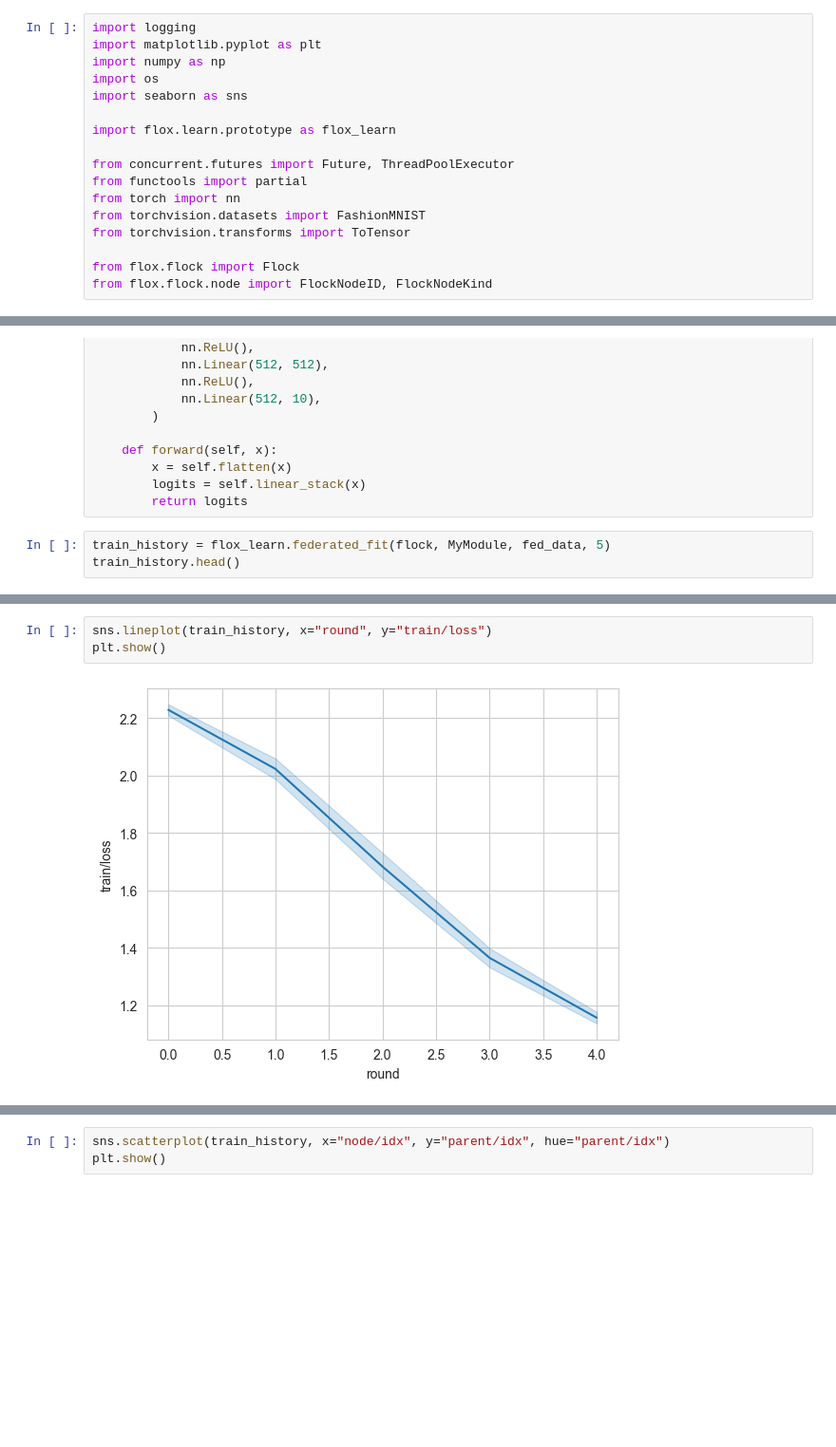
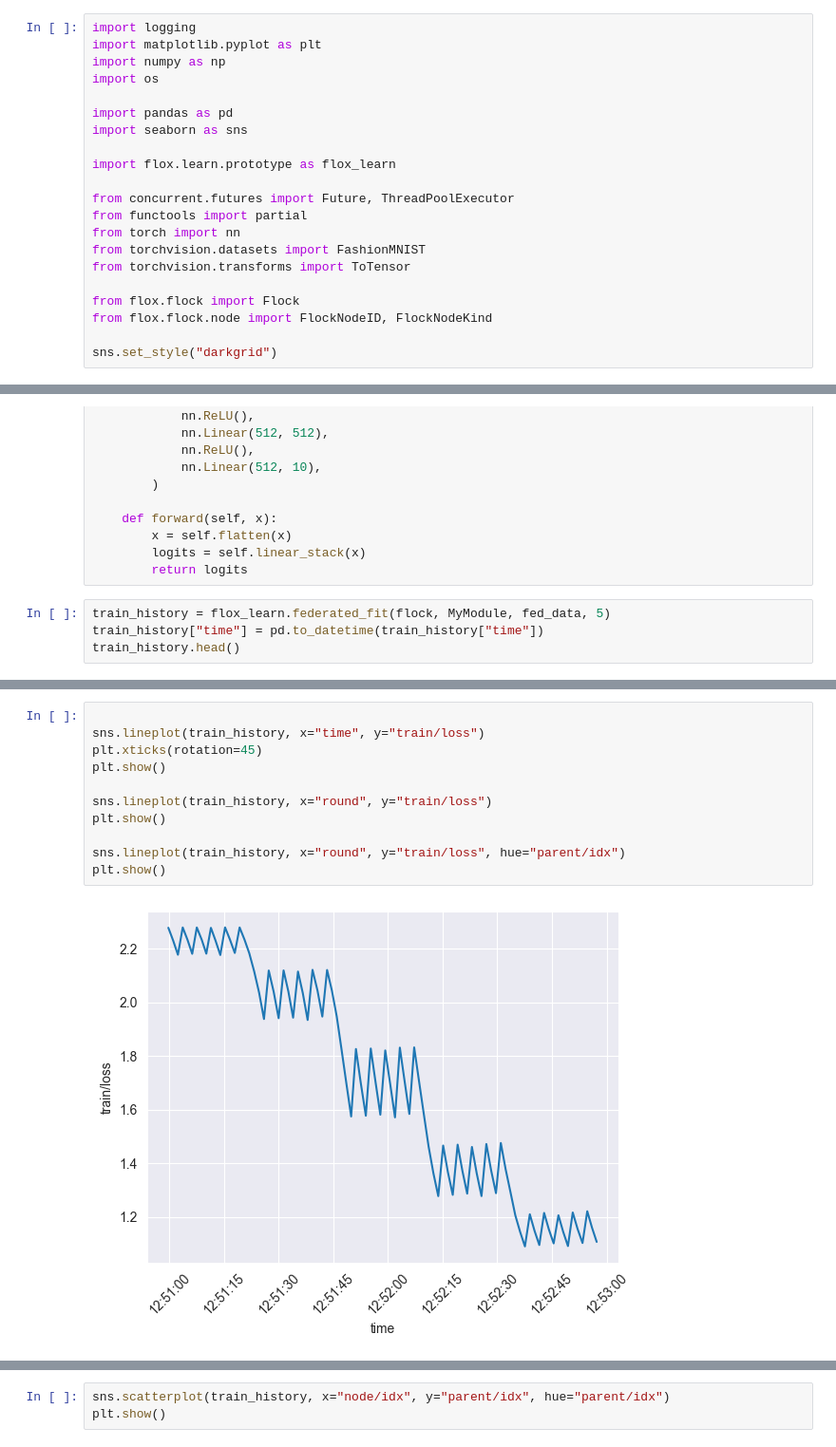
Before and after one commit to h-flox/flox, a Jupyter notebook: Fit-Prototype.ipynb, the cells around one changed output, grey strips where cells are left out. Shown at 95% size. Drawn from its saved outputs; the diff is of its cells as text; blank space fills up the shorter version.

```diff
--- a/Fit-Prototype.ipynb
+++ b/Fit-Prototype.ipynb
@@ -3,6 +3,8 @@ import logging
 import matplotlib.pyplot as plt
 import numpy as np
 import os
+
+import pandas as pd
 import seaborn as sns
 
 import flox.learn.prototype as flox_learn
@@ -15,6 +17,8 @@ from torchvision.transforms import ToTensor
 
 from flox.flock import Flock
 from flox.flock.node import FlockNodeID, FlockNodeKind
+
+sns.set_style("darkgrid")
 # %%
 flock = Flock.from_yaml("examples/flock_files/complex.yaml")
 flock.draw()
@@ -175,5 +179,6 @@ class MyModule(nn.Module):
         return logits
 # %%
 train_history = flox_learn.federated_fit(flock, MyModule, fed_data, 5)
+train_history["time"] = pd.to_datetime(train_history["time"])
 train_history.head()
 # %% [output]
@@ -203,5 +192,13 @@ Running aggregation on node=FlockNode(idx=0, kind=<FlockNodeKind.LEADER: 1>, glo
 # %%
+
+sns.lineplot(train_history, x="time", y="train/loss")
+plt.xticks(rotation=45)
+plt.show()
+
 sns.lineplot(train_history, x="round", y="train/loss")
 plt.show()
+
+sns.lineplot(train_history, x="round", y="train/loss", hue="parent/idx")
+plt.show()
 # %% [output]
-[figure, old version]
+[figure, new version]
```
Also changed, not shown: parts of 3 cells of this notebook, 1 other file.
